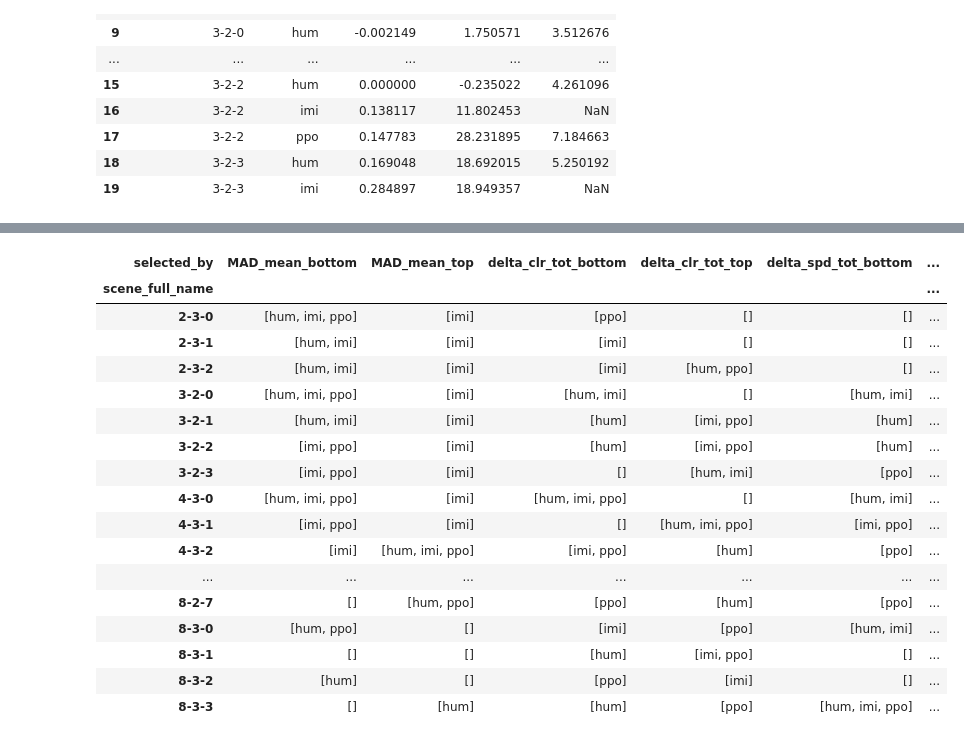
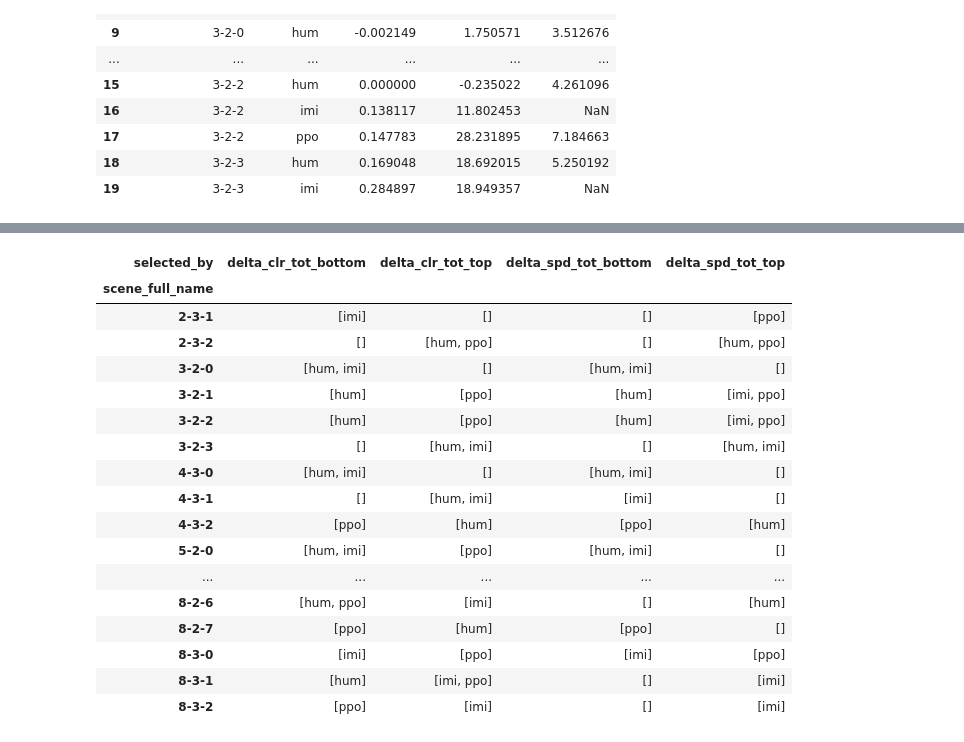
Before and after one commit to HugoDelhaye/select_scene, a Jupyter notebook: notebook/select_scene.ipynb, the cells around one changed output, grey strips where cells are left out. Saved outputs shown, nothing was run; the diff lists cells and outputs as text; code cells hidden in the pictures.

Commit message:
finished select_scenes.ipynb

```diff
--- a/notebook/select_scene.ipynb
+++ b/notebook/select_scene.ipynb
@@ -19,0 +75,22 @@ df.sort_values(by=['scene_full_name', 'subject', 'learning_phase'], inplace=True
+# %%
+
+scene_preselected = []
+
+df_human.groupby(['subject', 'scene_full_name']).apply(
+    lambda x: scene_preselected.append([x.subject.unique()
+                                        , x.scene_full_name.unique()]) if (x.count_phase >= 10).all() & (x.count_phase <= 25).all()
+    else None
+)
+
+rows = []
+print(scene_preselected)
+for sub_arr, scene_arr in scene_preselected:
+    rows.append({
+        "subject": sub_arr[0],
+        "scene_full_name": scene_arr[0]
+    })
+
+df_prefilter_hum = pd.DataFrame(rows)
+#print(df_prefilter_hum['subject'].value_counts())
+#df_prefilter_hum
+pd.DataFrame(df_prefilter_hum['scene_full_name'].value_counts()).sort_values(by='scene_full_name')
@@ -19,0 +114,15 @@ df.sort_values(by=['scene_full_name', 'subject', 'learning_phase'], inplace=True
+# %%
+df_prefilter_imi = df_prefilter_hum.copy()
+df_prefilter_imi['subject'] = 'im-'+df_prefilter_imi['subject']
+
+df_prefilter_ppo = df_prefilter_hum.copy()
+df_prefilter_ppo['subject'] = 'ppo'
+
+df_prefilter = pd.concat([df_prefilter_hum, df_prefilter_imi, df_prefilter_ppo], ignore_index=True)
+
+df_prefilter['combine'] = df_prefilter['subject'] + '_' + df_prefilter['scene_full_name']
+df['combine'] = df['subject'] + '_' + df['scene_full_name']
+
+filter = (df['combine'].isin(df_prefilter['combine']))
+df_filtered = df[filter]
+df_filtered.sort_values('subject')
@@ -86,8 +503,8 @@ thres_spd = 15
 thres_MAD = 15
 thres = 15
 # %%
-metrics = ["delta_clr_tot", "delta_spd_tot", "MAD_mean"]
-thres = 15 # top-n / bottom-n
+metrics = ["delta_clr_tot", "delta_spd_tot"]
+thres = 10 # top-n / bottom-n
 
 dfs = []
 
@@ -117,3 +534,4 @@ scene_counts = df_select.groupby("scene_full_name")["sub_type"].nunique()
 scenes_intersection = scene_counts[scene_counts > 1].index
 
 df_intersection = df_select[df_select["scene_full_name"].isin(scenes_intersection)]
+df_intersection
@@ -120,34 +552,32 @@ df_intersection = df_select[df_select["scene_full_name"].isin(scenes_intersectio
 # %%
-df_exploded = df_intersection.explode("sub_type").explode("selected_by")
-
 df_pivot = (
     df_intersection
     .groupby(["scene_full_name", "selected_by"])["sub_type"]
     .unique()  # retourne un array de sub_type unique
     .apply(list)  # si tu veux convertir en liste
     .unstack(fill_value=[])
 )
 
 df_pivot
 # %% [output]
-| selected_by | MAD_mean_bottom | MAD_mean_top | delta_clr_tot_bottom | delta_clr_tot_top | delta_spd_tot_bottom | ... |
-| scene_full_name |  |  |  |  |  | ... |
-| 2-3-0 | [hum, imi, ppo] | [imi] | [ppo] | [] | [] | ... |
-| 2-3-1 | [hum, imi] | [imi] | [imi] | [] | [] | ... |
-| 2-3-2 | [hum, imi] | [imi] | [imi] | [hum, ppo] | [] | ... |
-| 3-2-0 | [hum, imi, ppo] | [imi] | [hum, imi] | [] | [hum, imi] | ... |
-| 3-2-1 | [hum, imi] | [imi] | [hum] | [imi, ppo] | [hum] | ... |
-| 3-2-2 | [imi, ppo] | [imi] | [hum] | [imi, ppo] | [hum] | ... |
-| 3-2-3 | [imi, ppo] | [imi] | [] | [hum, imi] | [ppo] | ... |
-| 4-3-0 | [hum, imi, ppo] | [imi] | [hum, imi, ppo] | [] | [hum, imi] | ... |
-| 4-3-1 | [imi, ppo] | [imi] | [] | [hum, imi, ppo] | [imi, ppo] | ... |
-| 4-3-2 | [imi] | [hum, imi, ppo] | [imi, ppo] | [hum] | [ppo] | ... |
-| ... | ... | ... | ... | ... | ... | ... |
-| 8-2-7 | [] | [hum, ppo] | [ppo] | [hum] | [ppo] | ... |
-| 8-3-0 | [hum, ppo] | [] | [imi] | [ppo] | [hum, imi] | ... |
-| 8-3-1 | [] | [] | [hum] | [imi, ppo] | [] | ... |
-| 8-3-2 | [hum] | [] | [ppo] | [imi] | [] | ... |
-| 8-3-3 | [] | [hum] | [hum] | [ppo] | [hum, imi, ppo] | ... |
+| selected_by | delta_clr_tot_bottom | delta_clr_tot_top | delta_spd_tot_bottom | delta_spd_tot_top |
+| scene_full_name |  |  |  |  |
+| 2-3-1 | [imi] | [] | [] | [ppo] |
+| 2-3-2 | [] | [hum, ppo] | [] | [hum, ppo] |
+| 3-2-0 | [hum, imi] | [] | [hum, imi] | [] |
+| 3-2-1 | [hum] | [ppo] | [hum] | [imi, ppo] |
+| 3-2-2 | [hum] | [ppo] | [hum] | [imi, ppo] |
+| 3-2-3 | [] | [hum, imi] | [] | [hum, imi] |
+| 4-3-0 | [hum, imi] | [] | [hum, imi] | [] |
+| 4-3-1 | [] | [hum, imi] | [imi] | [] |
+| 4-3-2 | [ppo] | [hum] | [ppo] | [hum] |
+| 5-2-0 | [hum, imi] | [ppo] | [hum, imi] | [] |
+| ... | ... | ... | ... | ... |
+| 8-2-6 | [hum, ppo] | [imi] | [] | [hum] |
+| 8-2-7 | [ppo] | [hum] | [ppo] | [] |
+| 8-3-0 | [imi] | [ppo] | [imi] | [ppo] |
+| 8-3-1 | [hum] | [imi, ppo] | [] | [imi] |
+| 8-3-2 | [ppo] | [imi] | [] | [imi] |
 # %%
 print(f"Nombre de scènes sélectionnées: {df_select['scene_full_name'].nunique()}")
 # %% [output]
```
Also changed, not shown: parts of 19 cells of this notebook, 2 other files.
